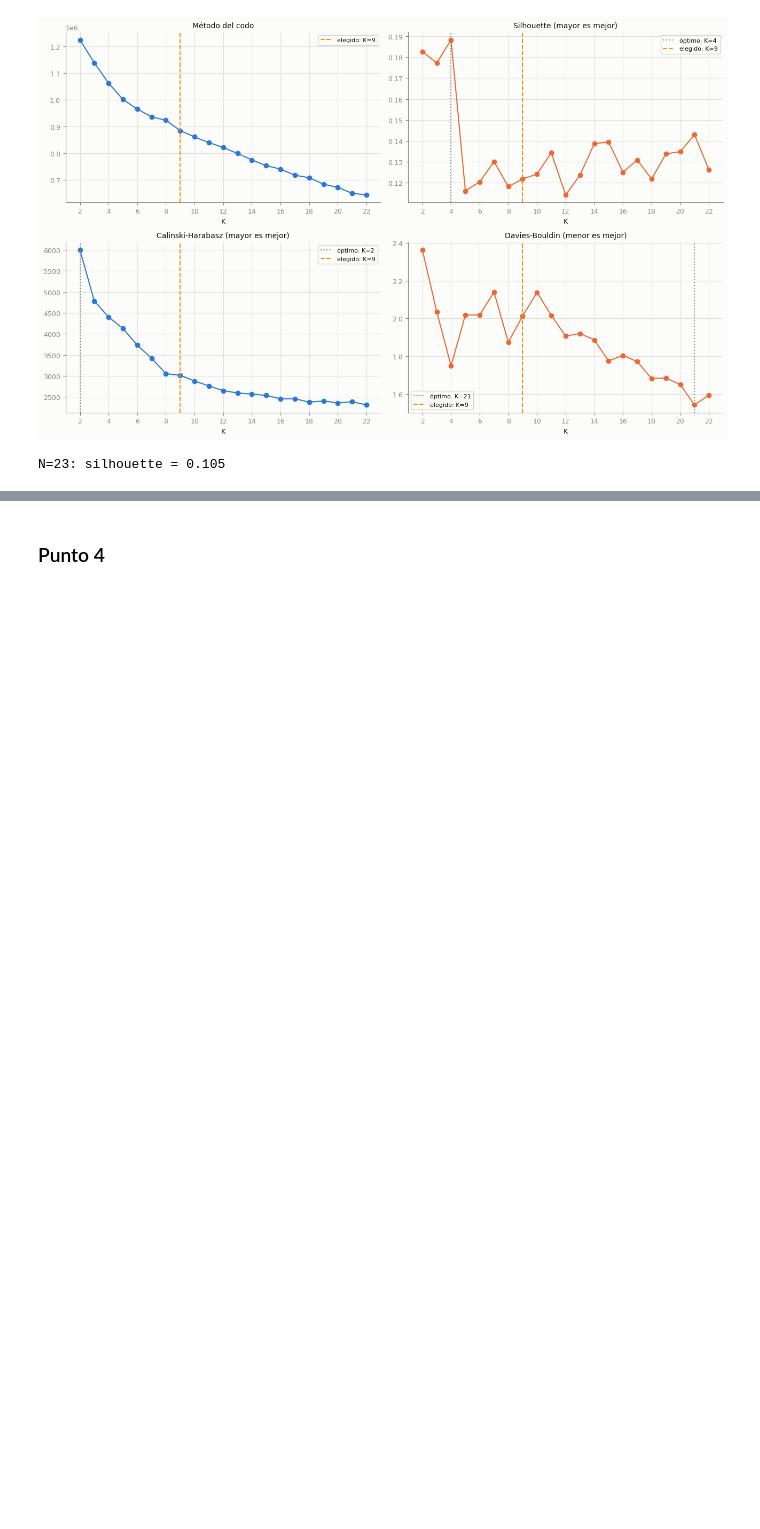
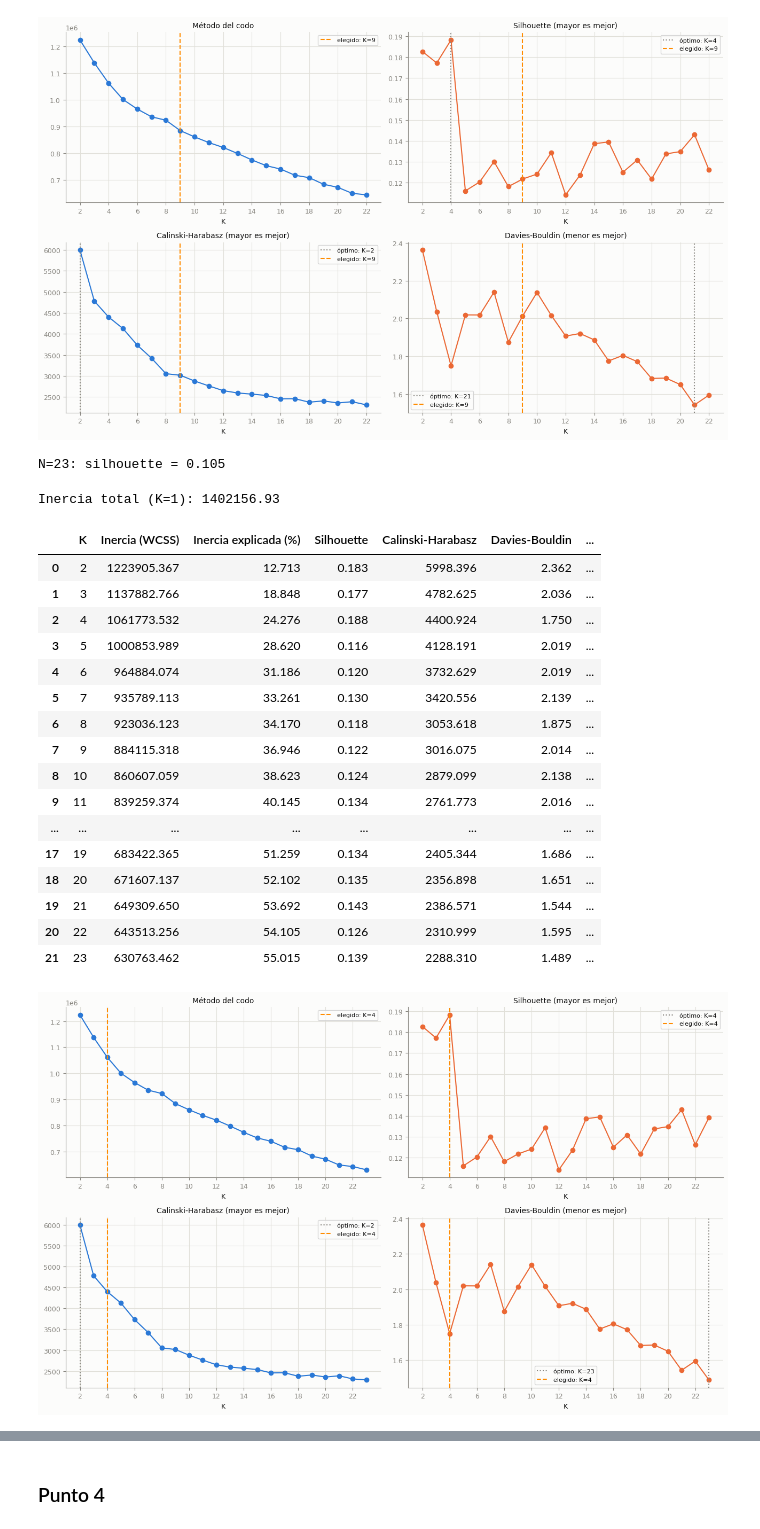
Before and after one commit to antobeni07/Taller_No-Supervisado, a Jupyter notebook: 02_No_Supervisado.ipynb, the cells around one changed output, grey strips where cells are left out. Cells and saved outputs as stored; diff of their text form; code cells hidden in the pictures; blank space fills up the shorter version.

Commit message:
clusters hechos con k elegido

```diff
--- a/02_No_Supervisado.ipynb
+++ b/02_No_Supervisado.ipynb
@@ -774,3 +657,78 @@ Inercia total (K=1): 1402156.93
 | 20 | 22 | 643513.256 | 54.105 | 0.126 | 2310.999 | 1.595 | ... |
 [figure]
 N=23: silhouette = 0.105
+# %%
+inercia_total = KMeans(n_clusters=1, random_state=42, n_init=10).fit(df_modelo).inertia_
+print("Inercia total (K=1):", round(inercia_total, 2))
+
+rango_k = range(2, 24)
+diagnostico_k = []
+
+for k in rango_k:
+    modelo = KMeans(n_clusters=k, random_state=42, n_init=10)
+    etiquetas = modelo.fit_predict(df_modelo)
+    diagnostico_k.append({
+        "K": k,
+        "Inercia (WCSS)": modelo.inertia_,
+        "Inercia explicada (%)": 100 * (1 - modelo.inertia_ / inercia_total),
+        "Silhouette": silhouette_score(df_modelo, etiquetas),
+        "Calinski-Harabasz": calinski_harabasz_score(df_modelo, etiquetas),
+        "Davies-Bouldin": davies_bouldin_score(df_modelo, etiquetas),
+    })
+
+diagnostico_k = pd.DataFrame(diagnostico_k)
+diagnostico_k["Reducción vs K anterior (%)"] = (
+    -diagnostico_k["Inercia (WCSS)"].pct_change() * 100
+)
+display(diagnostico_k.round(3))
+
+k_elegido = 4   # <-- fijar después de leer la tabla y los cuatro paneles
+
+paneles = [
+    ("Inercia (WCSS)", "Método del codo", COLOR_PRIN, None),
+    ("Silhouette", "Silhouette (mayor es mejor)", COLOR_SEC, "max"),
+    ("Calinski-Harabasz", "Calinski-Harabasz (mayor es mejor)", COLOR_PRIN, "max"),
+    ("Davies-Bouldin", "Davies-Bouldin (menor es mejor)", COLOR_SEC, "min"),
+]
+
+fig, axes = plt.subplots(2, 2, figsize=(13, 8))
+for ax, (col, titulo, color, optimo) in zip(axes.flatten(), paneles):
+    ax.plot(diagnostico_k["K"], diagnostico_k[col], marker="o", color=color)
+    if optimo == "max":
+        k_opt = diagnostico_k.loc[diagnostico_k[col].idxmax(), "K"]
+    elif optimo == "min":
+        k_opt = diagnostico_k.loc[diagnostico_k[col].idxmin(), "K"]
+    else:
+        k_opt = None
+    if k_opt is not None:
+        ax.axvline(k_opt, color=COLOR_AXIS, linestyle=":", label=f"óptimo: K={k_opt}")
+    ax.axvline(k_elegido, color="darkorange", linestyle="--",
+               label=f"elegido: K={k_elegido}")
+    ax.set_title(titulo, fontsize=10)
+    ax.set_xlabel("K")
+    ax.set_xticks(list(rango_k)[::2])
+    ax.legend(fontsize=8)
+    clean_ax(ax)
+
+plt.tight_layout()
+plt.show()
+# %% [output]
+Inercia total (K=1): 1402156.93
+|  | K | Inercia (WCSS) | Inercia explicada (%) | Silhouette | Calinski-Harabasz | Davies-Bouldin | ... |
+| 0 | 2 | 1223905.367 | 12.713 | 0.183 | 5998.396 | 2.362 | ... |
+| 1 | 3 | 1137882.766 | 18.848 | 0.177 | 4782.625 | 2.036 | ... |
+| 2 | 4 | 1061773.532 | 24.276 | 0.188 | 4400.924 | 1.750 | ... |
+| 3 | 5 | 1000853.989 | 28.620 | 0.116 | 4128.191 | 2.019 | ... |
+| 4 | 6 | 964884.074 | 31.186 | 0.120 | 3732.629 | 2.019 | ... |
+| 5 | 7 | 935789.113 | 33.261 | 0.130 | 3420.556 | 2.139 | ... |
+| 6 | 8 | 923036.123 | 34.170 | 0.118 | 3053.618 | 1.875 | ... |
+| 7 | 9 | 884115.318 | 36.946 | 0.122 | 3016.075 | 2.014 | ... |
+| 8 | 10 | 860607.059 | 38.623 | 0.124 | 2879.099 | 2.138 | ... |
+| 9 | 11 | 839259.374 | 40.145 | 0.134 | 2761.773 | 2.016 | ... |
+| ... | ... | ... | ... | ... | ... | ... | ... |
+| 17 | 19 | 683422.365 | 51.259 | 0.134 | 2405.344 | 1.686 | ... |
+| 18 | 20 | 671607.137 | 52.102 | 0.135 | 2356.898 | 1.651 | ... |
+| 19 | 21 | 649309.650 | 53.692 | 0.143 | 2386.571 | 1.544 | ... |
+| 20 | 22 | 643513.256 | 54.105 | 0.126 | 2310.999 | 1.595 | ... |
+| 21 | 23 | 630763.462 | 55.015 | 0.139 | 2288.310 | 1.489 | ... |
+[figure, added]
```
Also changed, not shown: parts of 7 cells of this notebook.
